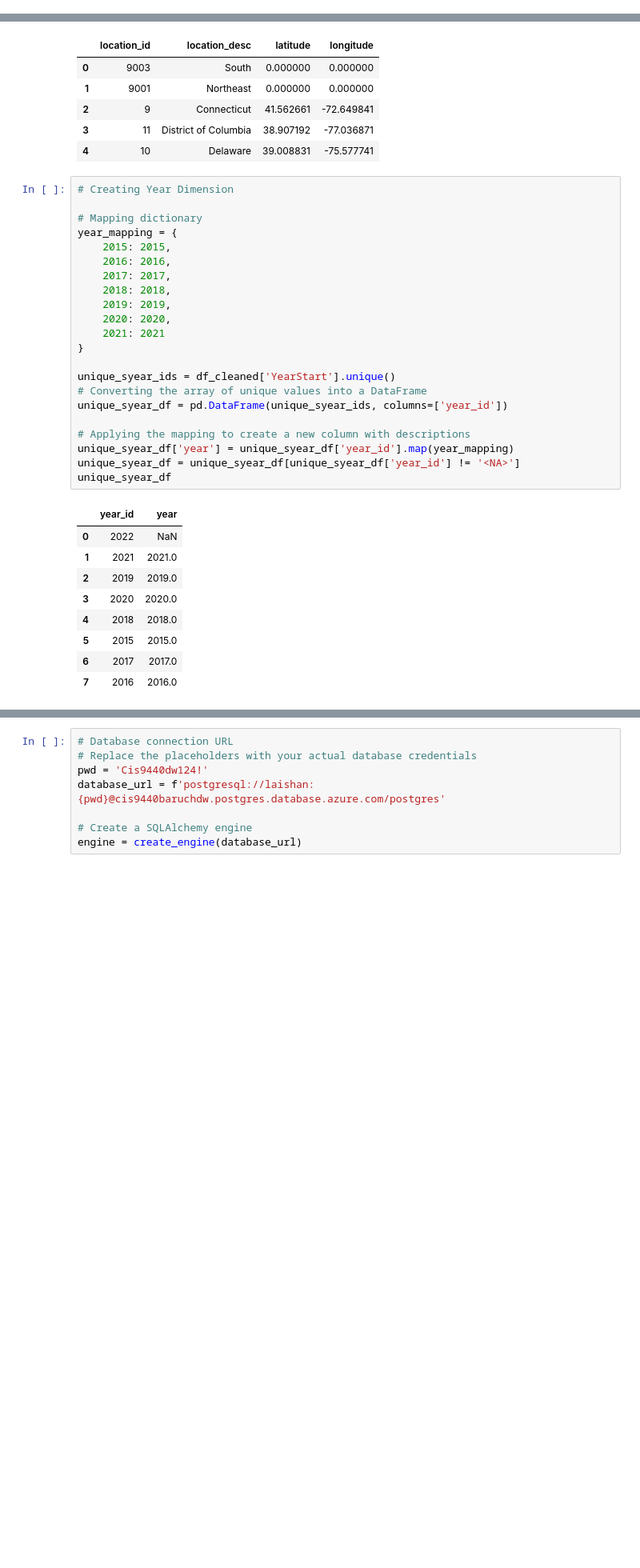
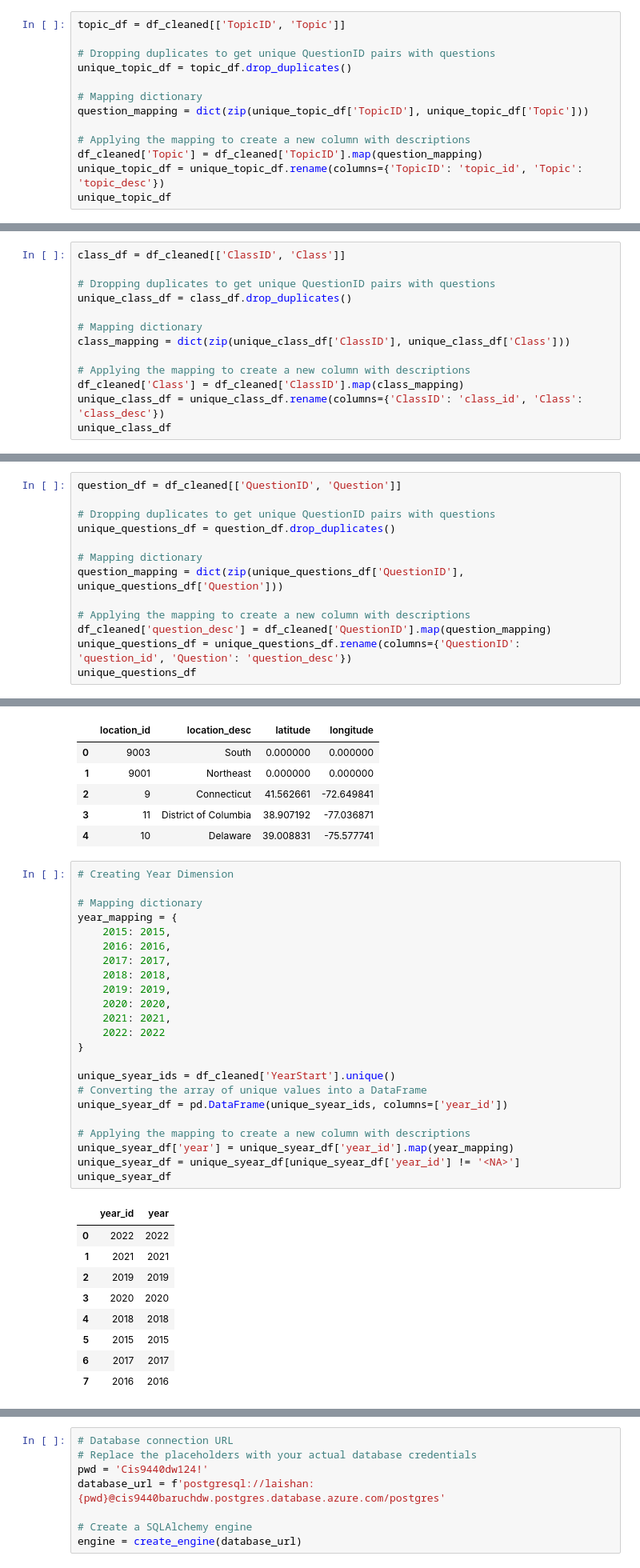
Before and after one commit to lisaleung11/CIS9440HW, a Jupyter notebook: scripts/dimention.ipynb, the cells around one changed output, grey strips where cells are left out. Shown at 80% size. Drawn from its saved outputs; the diff is of its cells as text; blank space fills up the shorter version.

```diff
--- a/scripts/dimention.ipynb
+++ b/scripts/dimention.ipynb
@@ -271,0 +97,13 @@ unique_question_df
+# %%
+topic_df = df_cleaned[['TopicID', 'Topic']]
+
+# Dropping duplicates to get unique QuestionID pairs with questions
+unique_topic_df = topic_df.drop_duplicates()
+
+# Mapping dictionary
+question_mapping = dict(zip(unique_topic_df['TopicID'], unique_topic_df['Topic']))
+
+# Applying the mapping to create a new column with descriptions
+df_cleaned['Topic'] = df_cleaned['TopicID'].map(question_mapping)
+unique_topic_df = unique_topic_df.rename(columns={'TopicID': 'topic_id', 'Topic': 'topic_desc'})
+unique_topic_df
@@ -271,0 +128,13 @@ unique_question_df
+# %%
+class_df = df_cleaned[['ClassID', 'Class']]
+
+# Dropping duplicates to get unique QuestionID pairs with questions
+unique_class_df = class_df.drop_duplicates()
+
+# Mapping dictionary
+class_mapping = dict(zip(unique_class_df['ClassID'], unique_class_df['Class']))
+
+# Applying the mapping to create a new column with descriptions
+df_cleaned['Class'] = df_cleaned['ClassID'].map(class_mapping)
+unique_class_df = unique_class_df.rename(columns={'ClassID': 'class_id', 'Class': 'class_desc'})
+unique_class_df
@@ -271,0 +150,13 @@ unique_question_df
+# %%
+question_df = df_cleaned[['QuestionID', 'Question']]
+
+# Dropping duplicates to get unique QuestionID pairs with questions
+unique_questions_df = question_df.drop_duplicates()
+
+# Mapping dictionary
+question_mapping = dict(zip(unique_questions_df['QuestionID'], unique_questions_df['Question']))
+
+# Applying the mapping to create a new column with descriptions
+df_cleaned['question_desc'] = df_cleaned['QuestionID'].map(question_mapping)
+unique_questions_df = unique_questions_df.rename(columns={'QuestionID': 'question_id', 'Question': 'question_desc'})
+unique_questions_df
@@ -285,34 +194,35 @@ location_lookup_df.head()
 # %%
 # Creating Year Dimension
 
 # Mapping dictionary
 year_mapping = {
     2015: 2015,
     2016: 2016,
     2017: 2017,
     2018: 2018,
     2019: 2019,
     2020: 2020,
-    2021: 2021
+    2021: 2021,
+    2022: 2022
 }
 
 unique_syear_ids = df_cleaned['YearStart'].unique()
 # Converting the array of unique values into a DataFrame
 unique_syear_df = pd.DataFrame(unique_syear_ids, columns=['year_id'])
 
 # Applying the mapping to create a new column with descriptions
 unique_syear_df['year'] = unique_syear_df['year_id'].map(year_mapping)
 unique_syear_df = unique_syear_df[unique_syear_df['year_id'] != '<NA>']
 unique_syear_df
 # %% [output]
 |  | year_id | year |
-| 0 | 2022 | NaN |
-| 1 | 2021 | 2021.0 |
-| 2 | 2019 | 2019.0 |
-| 3 | 2020 | 2020.0 |
-| 4 | 2018 | 2018.0 |
-| 5 | 2015 | 2015.0 |
-| 6 | 2017 | 2017.0 |
-| 7 | 2016 | 2016.0 |
+| 0 | 2022 | 2022 |
+| 1 | 2021 | 2021 |
+| 2 | 2019 | 2019 |
+| 3 | 2020 | 2020 |
+| 4 | 2018 | 2018 |
+| 5 | 2015 | 2015 |
+| 6 | 2017 | 2017 |
+| 7 | 2016 | 2016 |
 # %%
 unique_stratification_df = df_cleaned.groupby(["Stratification1", "StratificationCategory2", "Stratification2"])['Stratification2'].agg(unique_values='unique')
```
Also changed, not shown: parts of 17 cells of this notebook, 2 other files.
